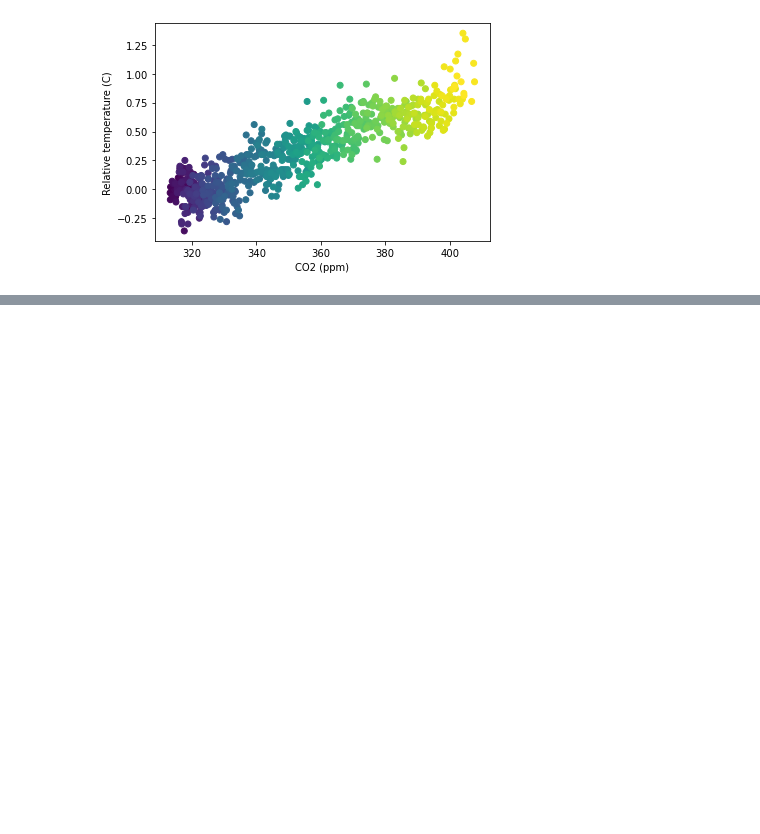
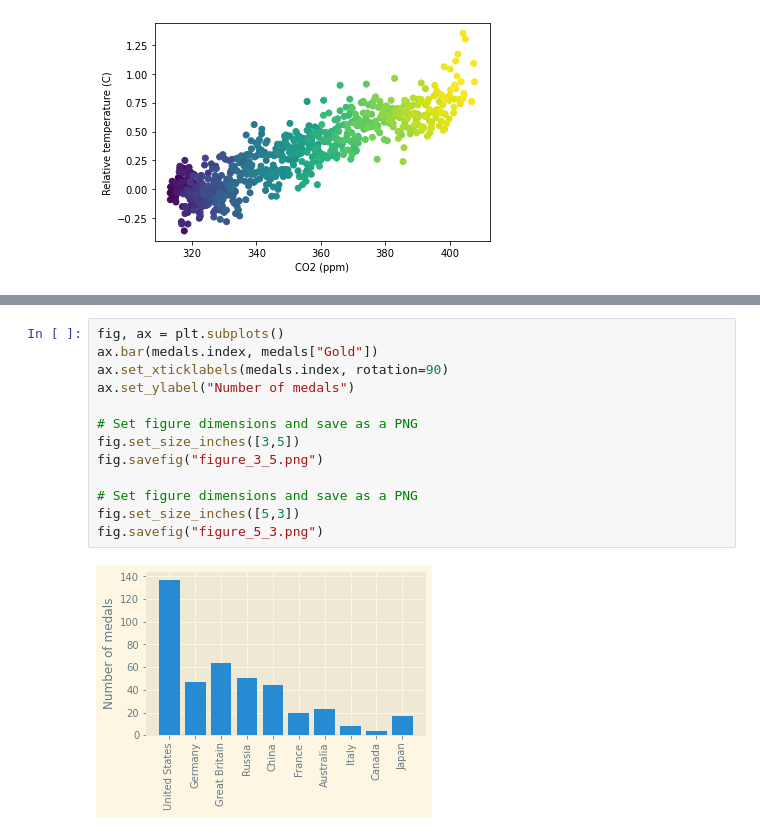
Before and after one commit to marcusandrev/DataCamp-Data-Scientist-with-Python-Career-Track, a Jupyter notebook: 8.Intro-to-Data-Visualization-with-Matplotlib/IDVM-Chapter-3-4.ipynb, the cells around one changed output, grey strips where cells are left out. Drawn from its saved outputs; the diff is of its cells as text; blank space fills up the shorter version.

```diff
--- a/8.Intro-to-Data-Visualization-with-Matplotlib/IDVM-Chapter-3-4.ipynb
+++ b/8.Intro-to-Data-Visualization-with-Matplotlib/IDVM-Chapter-3-4.ipynb
@@ -346,0 +409,15 @@ plt.show()
+# %%
+fig, ax = plt.subplots()
+ax.bar(medals.index, medals["Gold"])
+ax.set_xticklabels(medals.index, rotation=90)
+ax.set_ylabel("Number of medals")
+
+# Set figure dimensions and save as a PNG
+fig.set_size_inches([3,5])
+fig.savefig("figure_3_5.png")
+
+# Set figure dimensions and save as a PNG
+fig.set_size_inches([5,3])
+fig.savefig("figure_5_3.png")
+# %% [output]
+[figure, added]
```
Also changed, not shown: parts of 12 cells of this notebook, 8 other files.
